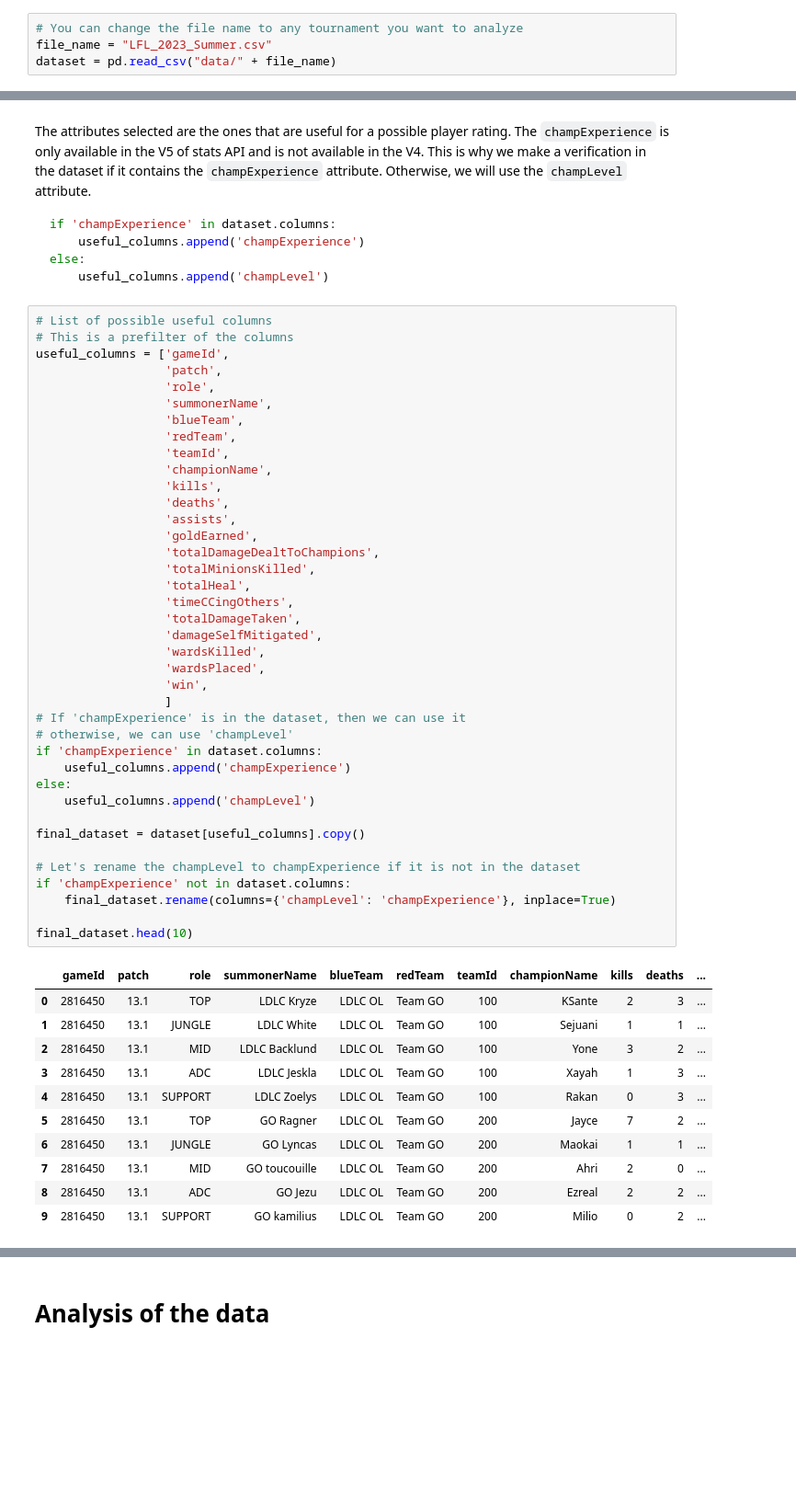
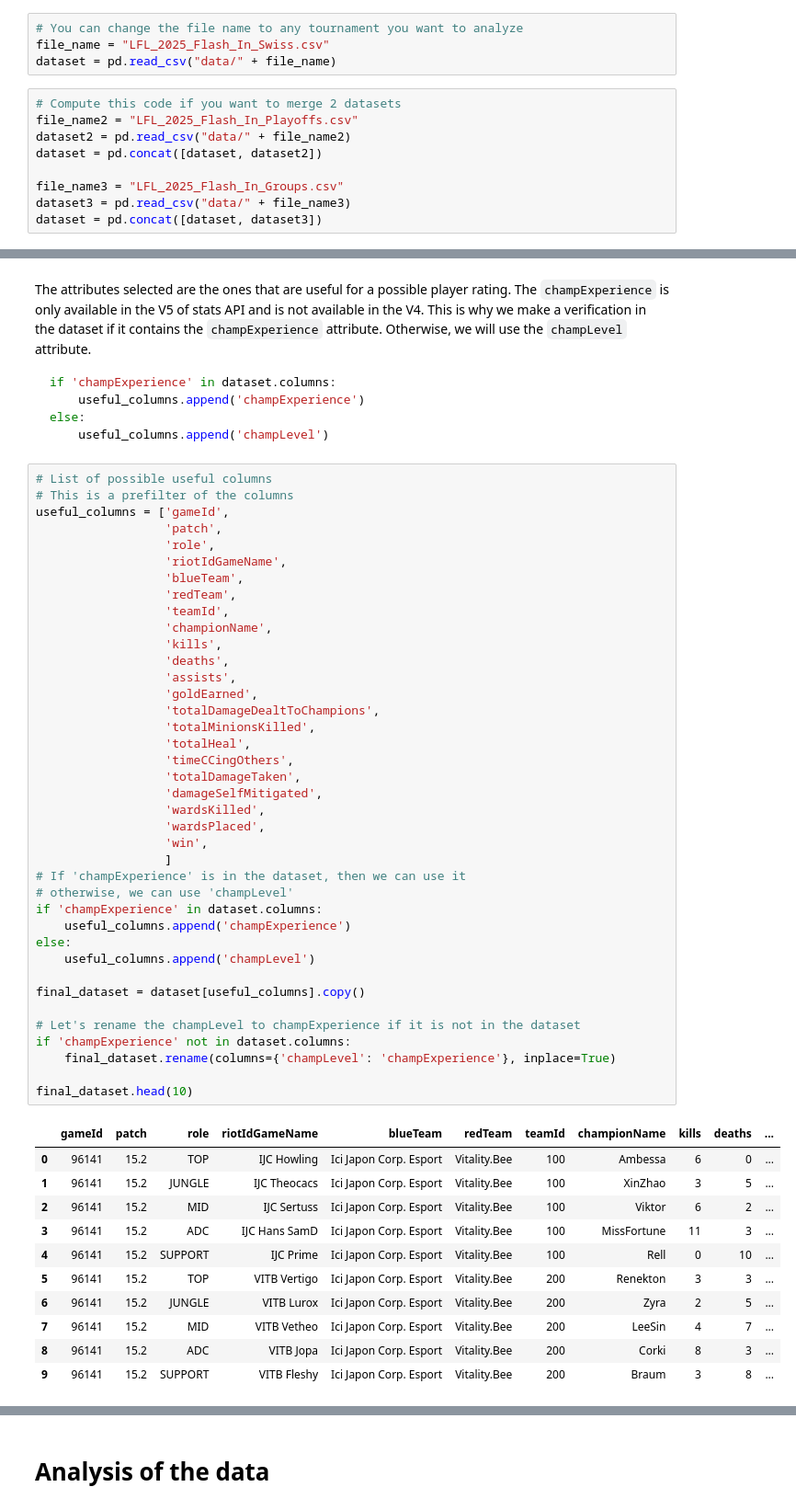
Before and after one commit to DavidPlnmr/LeagueOfLegends-Players-Rating, a Jupyter notebook: stats_rating.ipynb, the cells around one changed output, grey strips where cells are left out. Shown at 92% size. Drawn from its saved outputs; the diff is of its cells as text; blank space fills up the shorter version.

```diff
--- a/stats_rating.ipynb
+++ b/stats_rating.ipynb
@@ -12,8 +10,17 @@ Firstly, we import the dataset we will use.
 Feel free to change the dataset to another tournament
 # %%
 # You can change the file name to any tournament you want to analyze
-file_name = "LFL_2023_Summer.csv"
+file_name = "LFL_2025_Flash_In_Swiss.csv"
 dataset = pd.read_csv("data/" + file_name)
+# %%
+# Compute this code if you want to merge 2 datasets
+file_name2 = "LFL_2025_Flash_In_Playoffs.csv"
+dataset2 = pd.read_csv("data/" + file_name2)
+dataset = pd.concat([dataset, dataset2])
+
+file_name3 = "LFL_2025_Flash_In_Groups.csv"
+dataset3 = pd.read_csv("data/" + file_name3)
+dataset = pd.concat([dataset, dataset3])
 # %%
 # View the first 10 rows of the dataset
 dataset.head(10)
@@ -59,49 +66,49 @@ else:
 useful_columns = ['gameId',
                   'patch',
                   'role',
-                  'summonerName',
+                  'riotIdGameName',
                   'blueTeam',
                   'redTeam',
                   'teamId',
                   'championName',
                   'kills',
                   'deaths',
                   'assists',
                   'goldEarned',
                   'totalDamageDealtToChampions',
                   'totalMinionsKilled',
                   'totalHeal',
                   'timeCCingOthers',
                   'totalDamageTaken',
                   'damageSelfMitigated',
                   'wardsKilled',
                   'wardsPlaced',
                   'win',
                   ]
 # If 'champExperience' is in the dataset, then we can use it
 # otherwise, we can use 'champLevel'
 if 'champExperience' in dataset.columns:
     useful_columns.append('champExperience')
 else:
     useful_columns.append('champLevel')
 
 final_dataset = dataset[useful_columns].copy()
 
 # Let's rename the champLevel to champExperience if it is not in the dataset
 if 'champExperience' not in dataset.columns:
     final_dataset.rename(columns={'champLevel': 'champExperience'}, inplace=True)
 
 final_dataset.head(10)
 # %% [output]
-|  | gameId | patch | role | summonerName | blueTeam | redTeam | teamId | championName | kills | deaths | ... |
-| 0 | 2816450 | 13.1 | TOP | LDLC Kryze | LDLC OL | Team GO | 100 | KSante | 2 | 3 | ... |
-| 1 | 2816450 | 13.1 | JUNGLE | LDLC White | LDLC OL | Team GO | 100 | Sejuani | 1 | 1 | ... |
-| 2 | 2816450 | 13.1 | MID | LDLC Backlund | LDLC OL | Team GO | 100 | Yone | 3 | 2 | ... |
-| 3 | 2816450 | 13.1 | ADC | LDLC Jeskla | LDLC OL | Team GO | 100 | Xayah | 1 | 3 | ... |
-| 4 | 2816450 | 13.1 | SUPPORT | LDLC Zoelys | LDLC OL | Team GO | 100 | Rakan | 0 | 3 | ... |
-| 5 | 2816450 | 13.1 | TOP | GO Ragner | LDLC OL | Team GO | 200 | Jayce | 7 | 2 | ... |
-| 6 | 2816450 | 13.1 | JUNGLE | GO Lyncas | LDLC OL | Team GO | 200 | Maokai | 1 | 1 | ... |
-| 7 | 2816450 | 13.1 | MID | GO toucouille | LDLC OL | Team GO | 200 | Ahri | 2 | 0 | ... |
-| 8 | 2816450 | 13.1 | ADC | GO Jezu | LDLC OL | Team GO | 200 | Ezreal | 2 | 2 | ... |
-| 9 | 2816450 | 13.1 | SUPPORT | GO kamilius | LDLC OL | Team GO | 200 | Milio | 0 | 2 | ... |
+|  | gameId | patch | role | riotIdGameName | blueTeam | redTeam | teamId | championName | kills | deaths | ... |
+| 0 | 96141 | 15.2 | TOP | IJC Howling | Ici Japon Corp. Esport | Vitality.Bee | 100 | Ambessa | 6 | 0 | ... |
+| 1 | 96141 | 15.2 | JUNGLE | IJC Theocacs | Ici Japon Corp. Esport | Vitality.Bee | 100 | XinZhao | 3 | 5 | ... |
+| 2 | 96141 | 15.2 | MID | IJC Sertuss | Ici Japon Corp. Esport | Vitality.Bee | 100 | Viktor | 6 | 2 | ... |
+| 3 | 96141 | 15.2 | ADC | IJC Hans SamD | Ici Japon Corp. Esport | Vitality.Bee | 100 | MissFortune | 11 | 3 | ... |
+| 4 | 96141 | 15.2 | SUPPORT | IJC Prime | Ici Japon Corp. Esport | Vitality.Bee | 100 | Rell | 0 | 10 | ... |
+| 5 | 96141 | 15.2 | TOP | VITB Vertigo | Ici Japon Corp. Esport | Vitality.Bee | 200 | Renekton | 3 | 3 | ... |
+| 6 | 96141 | 15.2 | JUNGLE | VITB Lurox | Ici Japon Corp. Esport | Vitality.Bee | 200 | Zyra | 2 | 5 | ... |
+| 7 | 96141 | 15.2 | MID | VITB Vetheo | Ici Japon Corp. Esport | Vitality.Bee | 200 | LeeSin | 4 | 7 | ... |
+| 8 | 96141 | 15.2 | ADC | VITB Jopa | Ici Japon Corp. Esport | Vitality.Bee | 200 | Corki | 8 | 3 | ... |
+| 9 | 96141 | 15.2 | SUPPORT | VITB Fleshy | Ici Japon Corp. Esport | Vitality.Bee | 200 | Braum | 3 | 8 | ... |
 10 rows × 22 columns
```
Also changed, not shown: parts of 16 cells of this notebook, 3 other files.
